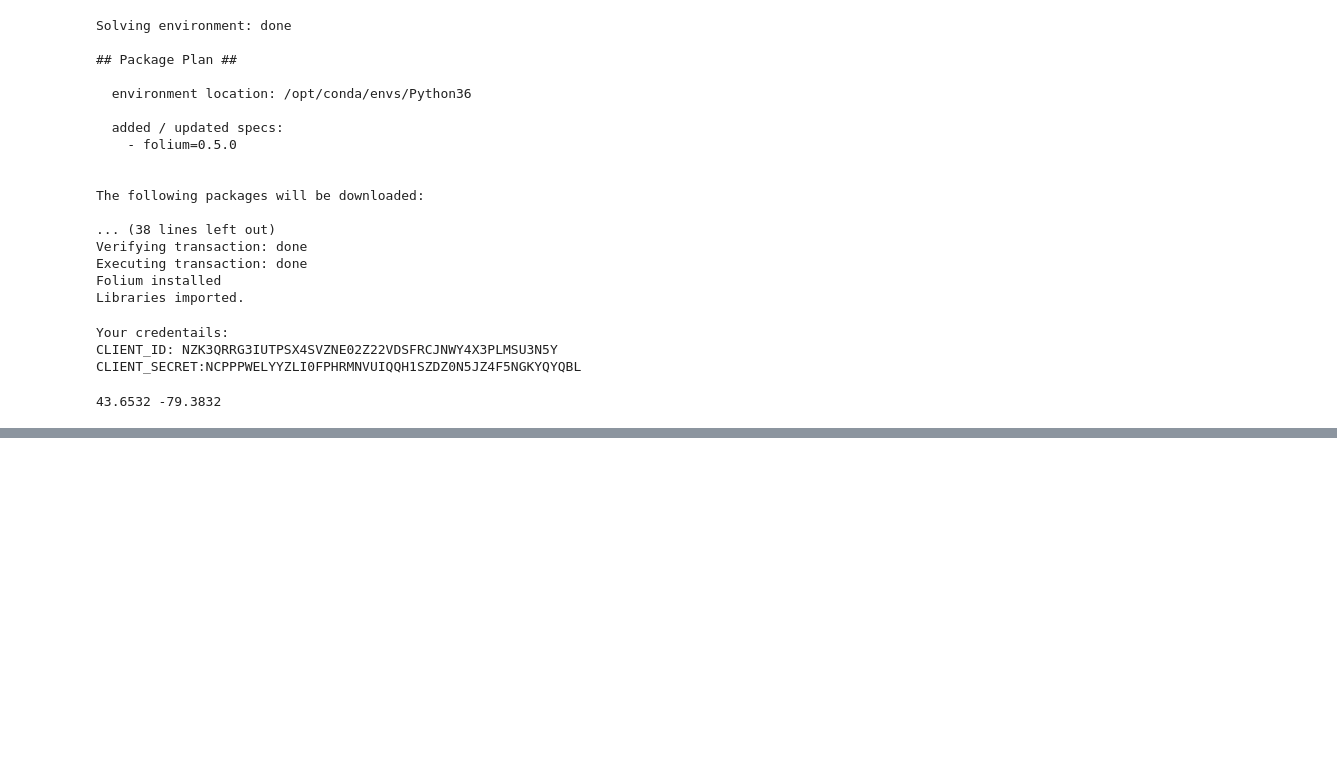
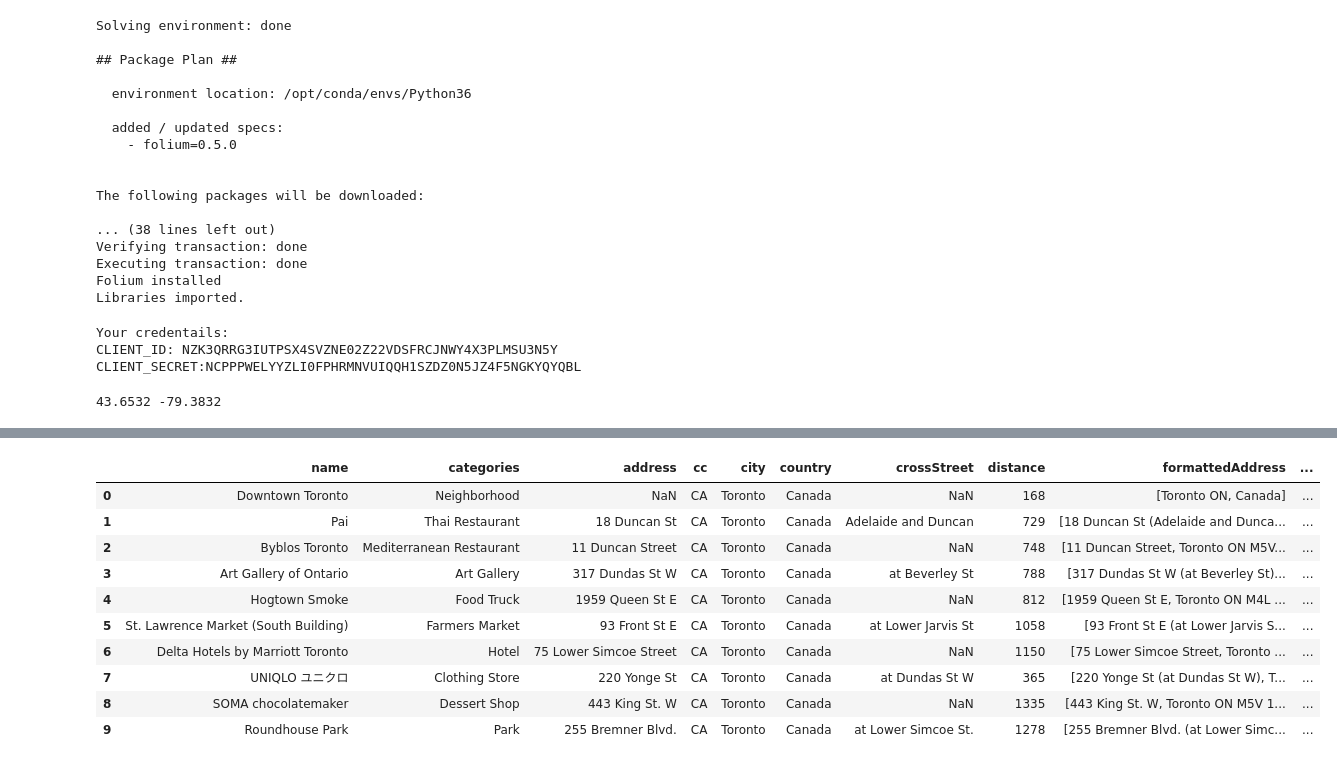
Before and after one commit to jeferson-alves/Coursera_Capstone, a Jupyter notebook: Applied Data Capstone - week 3 - part c.ipynb, the cells around one changed output, grey strips where cells are left out. Saved outputs shown, nothing was run; the diff lists cells and outputs as text; code cells hidden in the pictures; blank space fills up the shorter version.

```diff
--- a/Applied Data Capstone - week 3 - part c.ipynb
+++ b/Applied Data Capstone - week 3 - part c.ipynb
@@ -281,3 +281,8 @@ for lat, lng, label in zip(toronto_data.Latitude, toronto_data.Longitude, toront
 venues_map
 # %% [output]
 [interactive output not drawn]
+# %%
+radius = 50000
+LIMIT = 200
+url = 'https://api.foursquare.com/v2/venues/explore?client_id={}&client_secret={}&ll={},{}&v={}&radius={}&limit={}'.format(CLIENT_ID, CLIENT_SECRET, latitude, longitude, VERSION, radius, LIMIT)
+url
@@ -283,0 +293,3 @@ venues_map
+# %%
+results = requests.get(url).json()
+'There are {} around Toronto Centered.'.format(len(results['response']['groups'][0]['items']))
@@ -283,0 +298,3 @@ venues_map
+# %%
+items = results['response']['groups'][0]['items']
+items[0]
@@ -283,0 +319,38 @@ venues_map
+# %%
+dataframe = json_normalize(items) # flatten JSON
+
+# function that extracts the category of the venue
+def get_category_type(row):
+    try:
+        categories_list = row['categories']
+    except:
+        categories_list = row['venue.categories']
+
+    if len(categories_list) == 0:
+        return None
+    else:
+        return categories_list[0]['name']
+
+# filter columns
+filtered_columns = ['venue.name', 'venue.categories'] + [col for col in dataframe.columns if col.startswith('venue.location.')] + ['venue.id']
+dataframe_filtered = dataframe.loc[:, filtered_columns]
+
+# filter the category for each row
+dataframe_filtered['venue.categories'] = dataframe_filtered.apply(get_category_type, axis=1)
+
+# clean columns
+dataframe_filtered.columns = [col.split('.')[-1] for col in dataframe_filtered.columns]
+
+dataframe_filtered.head(10)
+# %% [output]
+|  | name | categories | address | cc | city | country | crossStreet | distance | formattedAddress | ... |
+| 0 | Downtown Toronto | Neighborhood | NaN | CA | Toronto | Canada | NaN | 168 | [Toronto ON, Canada] | ... |
+| 1 | Pai | Thai Restaurant | 18 Duncan St | CA | Toronto | Canada | Adelaide and Duncan | 729 | [18 Duncan St (Adelaide and Dunca... | ... |
+| 2 | Byblos Toronto | Mediterranean Restaurant | 11 Duncan Street | CA | Toronto | Canada | NaN | 748 | [11 Duncan Street, Toronto ON M5V... | ... |
+| 3 | Art Gallery of Ontario | Art Gallery | 317 Dundas St W | CA | Toronto | Canada | at Beverley St | 788 | [317 Dundas St W (at Beverley St)... | ... |
+| 4 | Hogtown Smoke | Food Truck | 1959 Queen St E | CA | Toronto | Canada | NaN | 812 | [1959 Queen St E, Toronto ON M4L ... | ... |
+| 5 | St. Lawrence Market (South Building) | Farmers Market | 93 Front St E | CA | Toronto | Canada | at Lower Jarvis St | 1058 | [93 Front St E (at Lower Jarvis S... | ... |
+| 6 | Delta Hotels by Marriott Toronto | Hotel | 75 Lower Simcoe Street | CA | Toronto | Canada | NaN | 1150 | [75 Lower Simcoe Street, Toronto ... | ... |
+| 7 | UNIQLO ユニクロ | Clothing Store | 220 Yonge St | CA | Toronto | Canada | at Dundas St W | 365 | [220 Yonge St (at Dundas St W), T... | ... |
+| 8 | SOMA chocolatemaker | Dessert Shop | 443 King St. W | CA | Toronto | Canada | NaN | 1335 | [443 King St. W, Toronto ON M5V 1... | ... |
+| 9 | Roundhouse Park | Park | 255 Bremner Blvd. | CA | Toronto | Canada | at Lower Simcoe St. | 1278 | [255 Bremner Blvd. (at Lower Simc... | ... |
```
Also changed, not shown: parts of 13 cells of this notebook.
